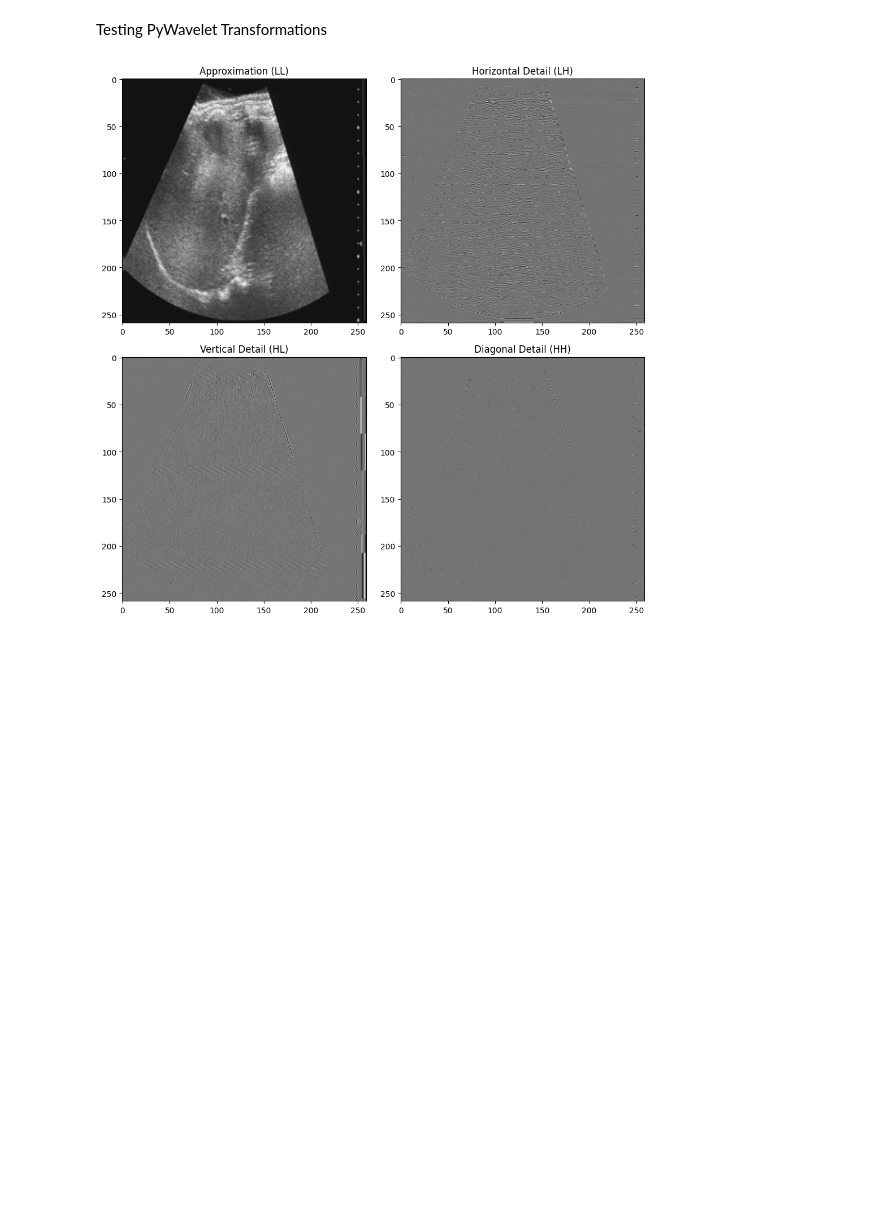
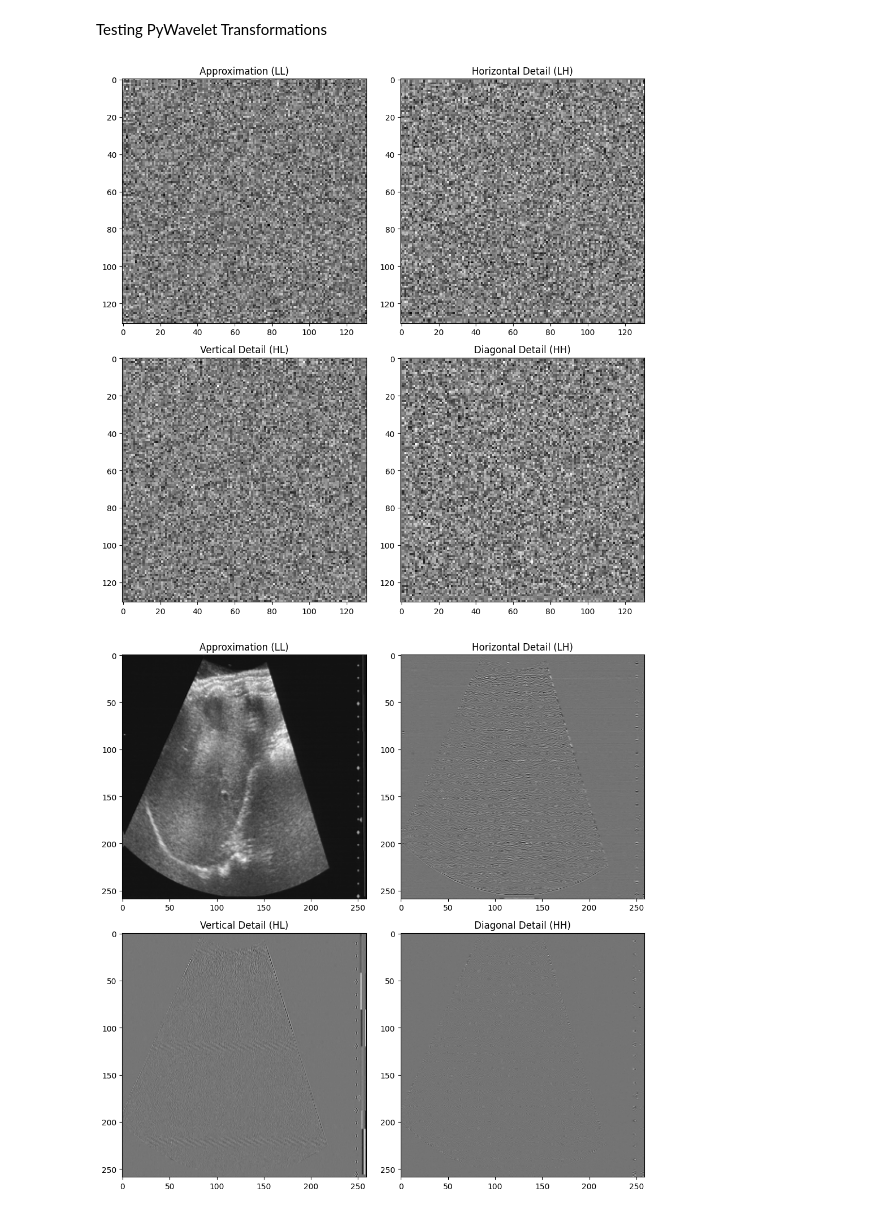
Before and after one commit to ByteCommitter/WaveletUNet, a Jupyter notebook: WaveletUnet/pyWaveletUNet.ipynb, the cells around one changed output. Saved outputs shown, nothing was run; the diff lists cells and outputs as text; code cells hidden in the pictures; blank space fills up the shorter version.

```diff
--- a/WaveletUnet/pyWaveletUNet.ipynb
+++ b/WaveletUnet/pyWaveletUNet.ipynb
@@ -220,6 +220,43 @@ Converted scene00050.png to scene00050.jpeg
 Converted scene00044.png to scene00044.jpeg
 # %% [markdown]
 Testing PyWavelet Transformations
+# %%
+import pywt
+import numpy as np
+import matplotlib.pyplot as plt
+
+# Generate a sample 2D array (image-like) for demonstration
+data = np.random.rand(256, 256)
+
+# Perform 2D Discrete Wavelet Transform using the Daubechies 4 (db4) wavelet
+coeffs2 = pywt.dwt2(data, 'db4')
+
+# The result of dwt2 is a tuple containing (LL, (LH, HL, HH))
+LL, (LH, HL, HH) = coeffs2
+
+# Plot the original and transformed coefficients
+plt.figure(figsize=(10, 10))
+
+plt.subplot(2, 2, 1)
+plt.imshow(LL, cmap='gray')
+plt.title('Approximation (LL)')
+
+plt.subplot(2, 2, 2)
+plt.imshow(LH, cmap='gray')
+plt.title('Horizontal Detail (LH)')
+
+plt.subplot(2, 2, 3)
+plt.imshow(HL, cmap='gray')
+plt.title('Vertical Detail (HL)')
+
+plt.subplot(2, 2, 4)
+plt.imshow(HH, cmap='gray')
+plt.title('Diagonal Detail (HH)')
+
+plt.tight_layout()
+plt.show()
+# %% [output]
+[figure, added]
 # %%
 import pywt
 import numpy as np
```
Also changed, not shown: parts of 8 cells of this notebook.
